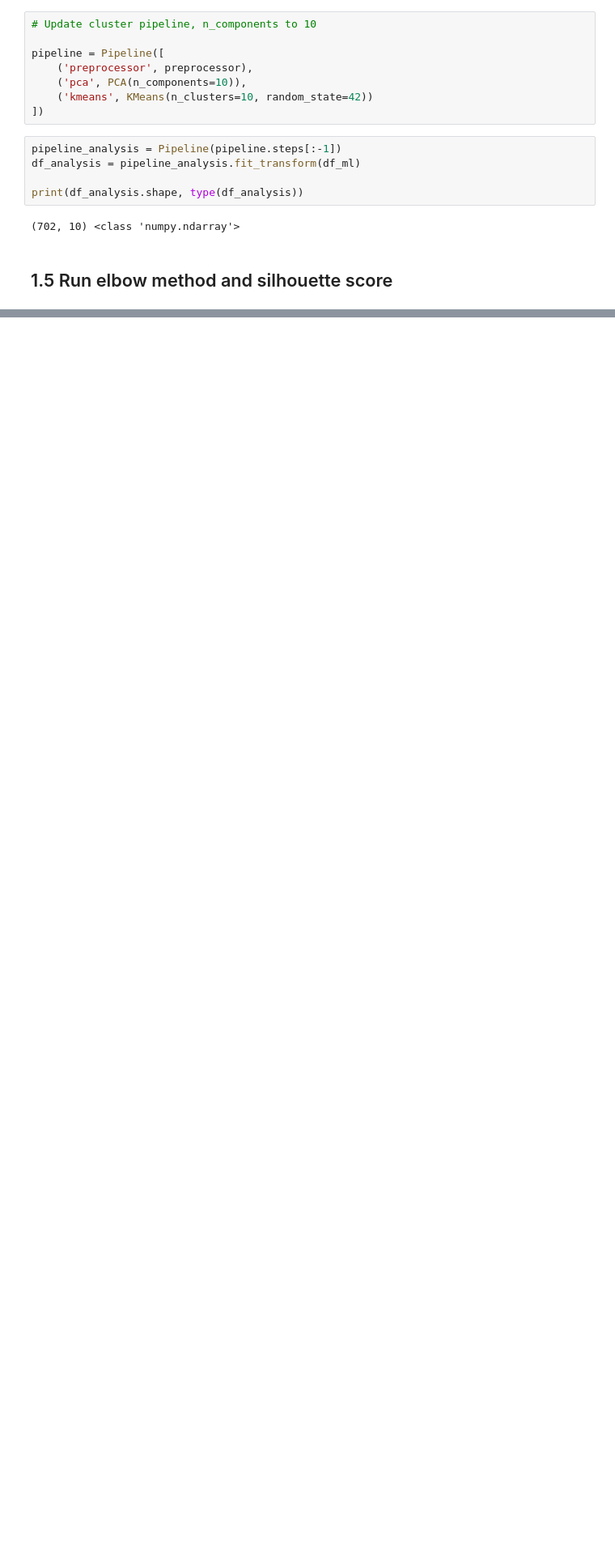
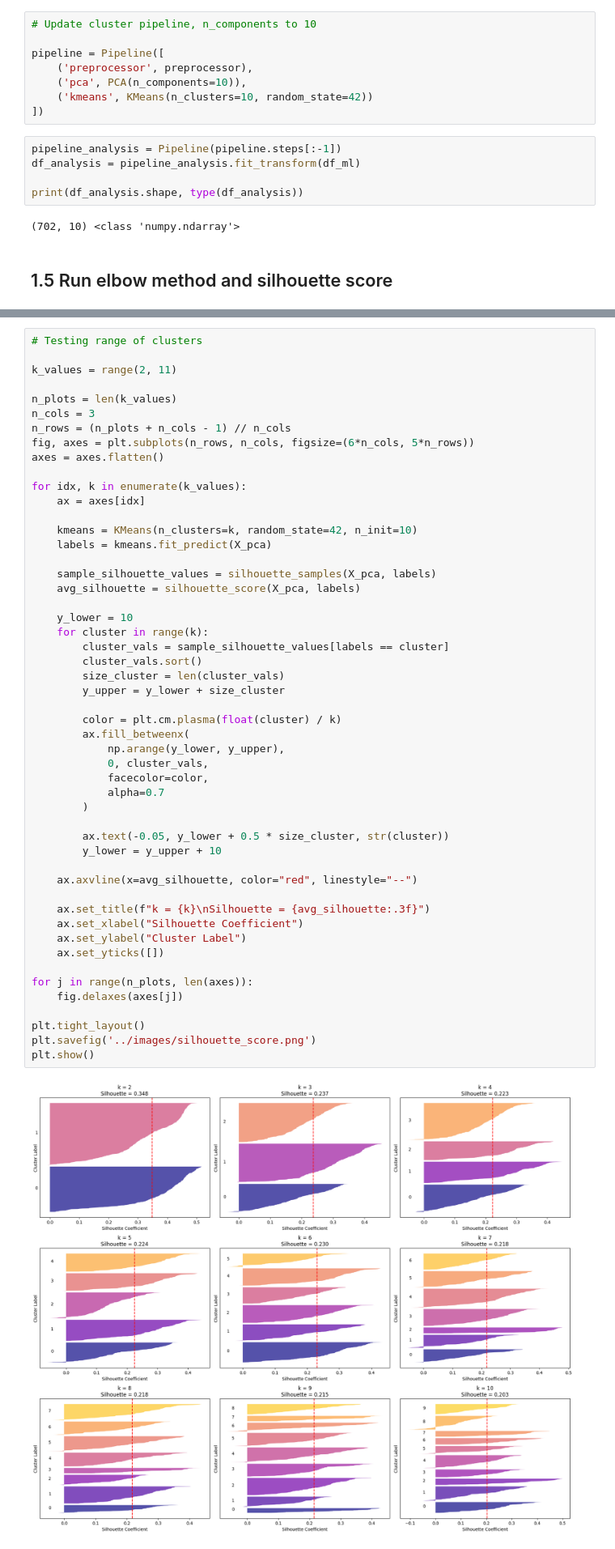
Before and after one commit to StavSteven/social_media_addiction, a Jupyter notebook: jupyter_notebooks/3_ml_take2.ipynb, the cells around one changed output, grey strips where cells are left out. Shown at 81% size. Drawn from its saved outputs; the diff is of its cells as text; blank space fills up the shorter version.

Commit message:
add silhouette test

```diff
--- a/jupyter_notebooks/3_ml_take2.ipynb
+++ b/jupyter_notebooks/3_ml_take2.ipynb
@@ -135,3 +136,56 @@ plt.grid(True)
 plt.show()
 # %% [output]
 [figure]
+# %%
+# Testing range of clusters
+
+k_values = range(2, 11)
+
+n_plots = len(k_values)
+n_cols = 3
+n_rows = (n_plots + n_cols - 1) // n_cols
+fig, axes = plt.subplots(n_rows, n_cols, figsize=(6*n_cols, 5*n_rows))
+axes = axes.flatten()
+
+for idx, k in enumerate(k_values):
+    ax = axes[idx]
+
+    kmeans = KMeans(n_clusters=k, random_state=42, n_init=10)
+    labels = kmeans.fit_predict(X_pca)
+
+    sample_silhouette_values = silhouette_samples(X_pca, labels)
+    avg_silhouette = silhouette_score(X_pca, labels)
+
+    y_lower = 10
+    for cluster in range(k):
+        cluster_vals = sample_silhouette_values[labels == cluster]
+        cluster_vals.sort()
+        size_cluster = len(cluster_vals)
+        y_upper = y_lower + size_cluster
+
+        color = plt.cm.plasma(float(cluster) / k)
+        ax.fill_betweenx(
+            np.arange(y_lower, y_upper),
+            0, cluster_vals,
+            facecolor=color,
+            alpha=0.7
+        )
+
+        ax.text(-0.05, y_lower + 0.5 * size_cluster, str(cluster))
+        y_lower = y_upper + 10
+
+    ax.axvline(x=avg_silhouette, color="red", linestyle="--")
+
+    ax.set_title(f"k = {k}\nSilhouette = {avg_silhouette:.3f}")
+    ax.set_xlabel("Silhouette Coefficient")
+    ax.set_ylabel("Cluster Label")
+    ax.set_yticks([])
+
+for j in range(n_plots, len(axes)):
+    fig.delaxes(axes[j])
+
+plt.tight_layout()
+plt.savefig('../images/silhouette_score.png')
+plt.show()
+# %% [output]
+[figure, added]
```
Also changed, not shown: parts of 1 cell of this notebook.
